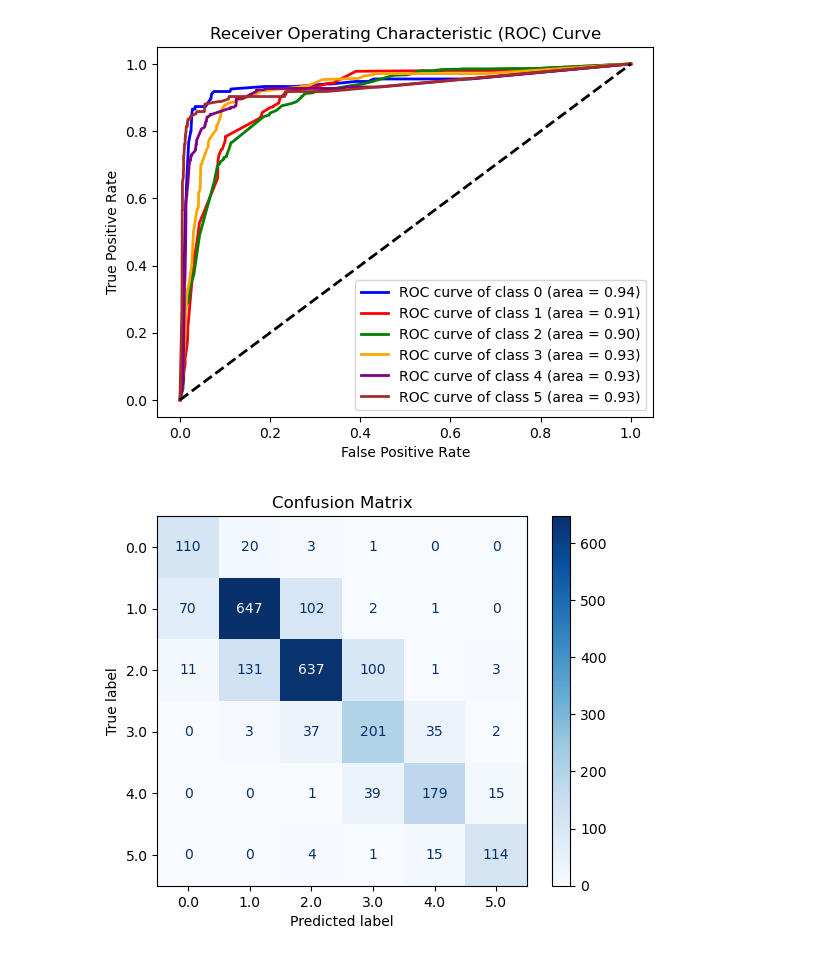
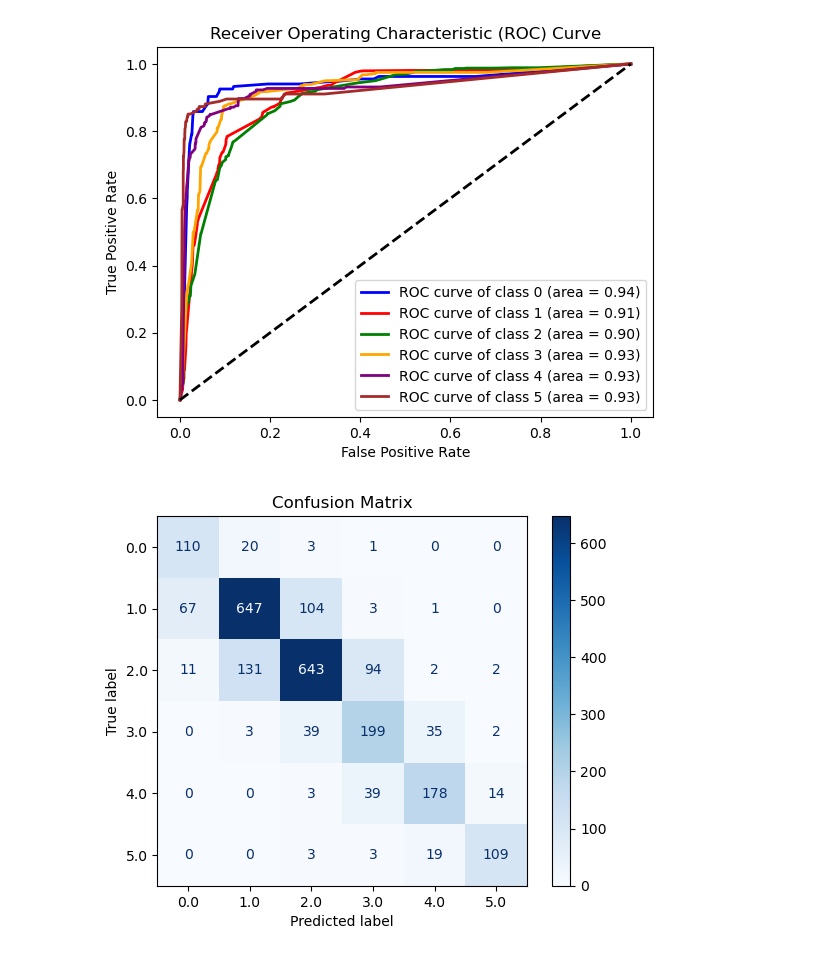
Before and after one commit to pr018gy/Air_Quality_Detection_ML, a Jupyter notebook: Modeling/DecisionTree.ipynb, the cells around one changed output. Saved outputs shown, nothing was run; the diff lists cells and outputs as text; code cells hidden in the pictures.

```diff
--- a/Modeling/DecisionTree.ipynb
+++ b/Modeling/DecisionTree.ipynb
@@ -5,14 +5,14 @@ from sklearn.model_selection import GridSearchCV
 from sklearn.metrics import accuracy_score
 
 # Read the datasets from the CSV files
-x_train = pd.read_csv("data_split/X_resampled_train.csv").drop(columns=['Encoded_City'])
+x_train = pd.read_csv("data_split/X_resampled_train.csv")
 y_train = pd.read_csv('data_split/y_resampled_train.csv').iloc[:, 0]
 
-x_valid = pd.read_csv('data_split/X_val.csv').drop(columns=['Encoded_City'])
+x_valid = pd.read_csv('data_split/X_val.csv')
 y_valid = pd.read_csv('data_split/y_val.csv').iloc[:, 0]
 
 
-x_test = pd.read_csv('data_split/X_test.csv').drop(columns=['Encoded_City'])
+x_test = pd.read_csv('data_split/X_test.csv')
 y_test = pd.read_csv('data_split/y_test.csv').iloc[:, 0]
 # %%
 import pandas as pd
@@ -37,7 +37,7 @@ param_grid = {
 dtree = DecisionTreeClassifier(random_state=42)
 
 # Create a GridSearchCV object
-model = GridSearchCV(dtree, param_grid, cv=5, scoring='accuracy', n_jobs=-1)
+model = GridSearchCV(dtree, param_grid, cv=10, scoring='accuracy', n_jobs=-1)
 
 model.fit(x_train, y_train)
 
@@ -86,32 +86,32 @@ plt.legend(loc='lower right')
 plt.show()
 
 # Display Confusion Matrix
 disp = ConfusionMatrixDisplay(confusion_matrix=cm, display_labels=model.classes_)
 disp.plot(cmap='Blues', values_format='d')
 plt.title('Confusion Matrix')
 plt.show()
 
 
 # Print evaluation metrics
 print(f'Training Accuracy: {train_accuracy}')
 print(f'Validation Accuracy: {valid_accuracy}')
 print(f'Test Accuracy: {test_accuracy}')
 print(f'Precision: {precision}')
 print(f'Recall: {recall}')
 print(f'F1 Score: {f1}')
 print(f'Cohen\'s Kappa: {kappa}')
 print(f'Classification Report:\n{classification_rep}')
 print(f'ROC AUC Score: {roc_auc}')
 
 # Save the model
 joblib.dump(model, 'decision_tree_model.joblib')
 
 # Load the saved model and test accuracy on the test set
 loaded_model = joblib.load('decision_tree_model.joblib')
 y_test_pred_loaded = loaded_model.predict(x_test)
 test_accuracy_loaded = accuracy_score(y_test, y_test_pred_loaded)
 
 print(f'Test Accuracy with Loaded Model: {test_accuracy_loaded}')
 # %% [output]
-[figure, old version]
+[figure, new version]
-[figure, old version]
+[figure, new version]
```
Also changed, not shown: parts of 1 cell of this notebook, 3 other files.
